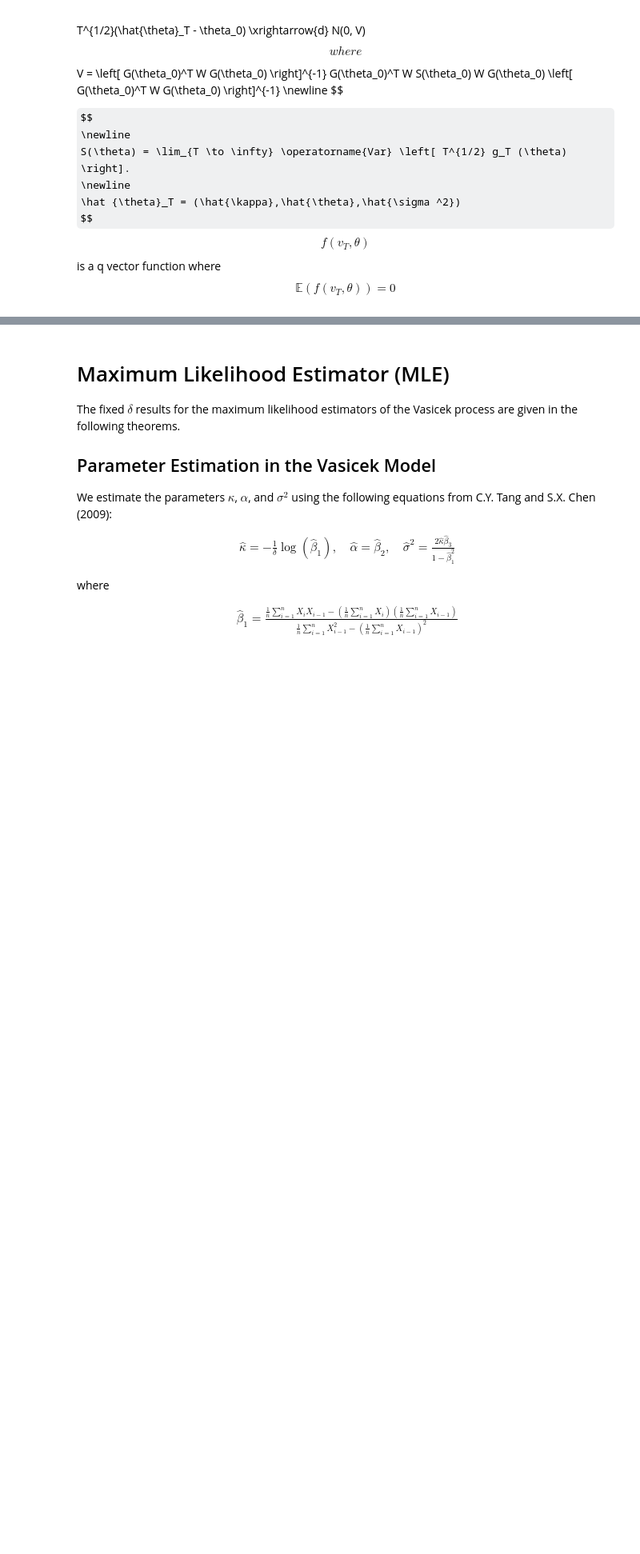
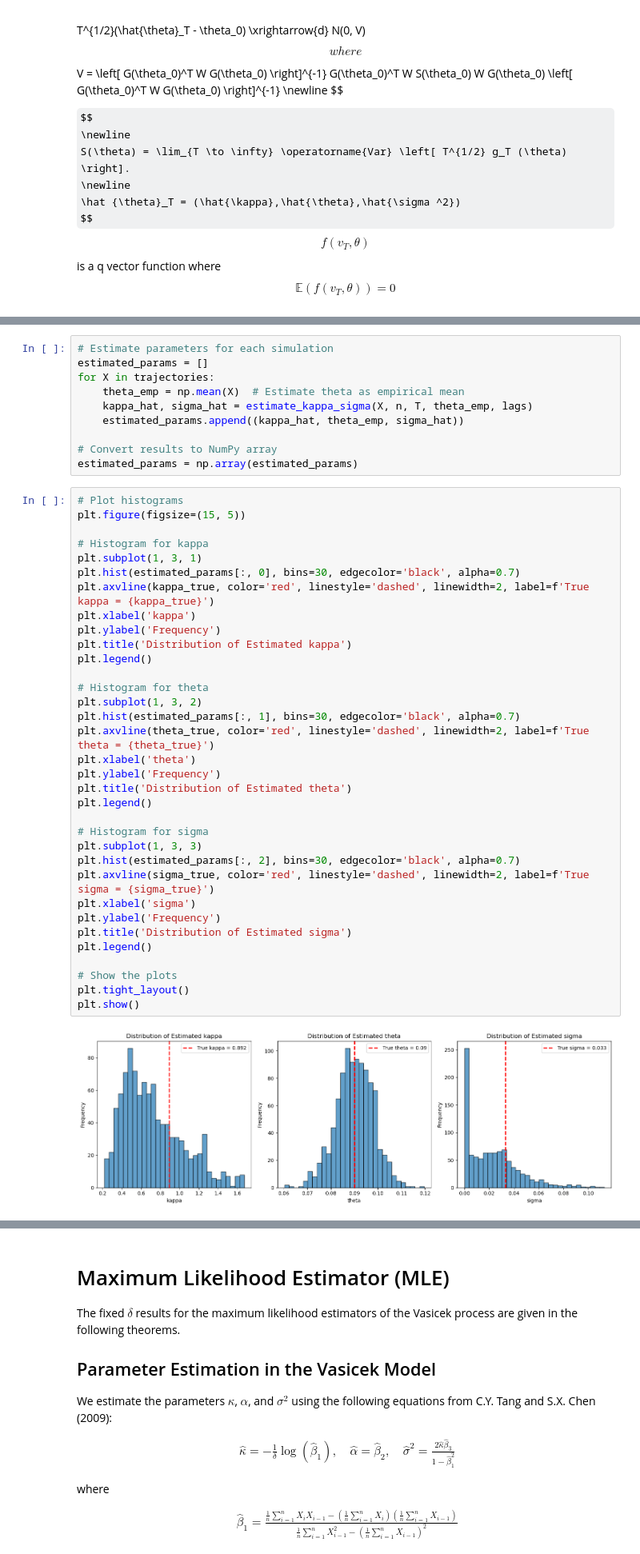
Before and after one commit to Hassen214/Project-IMI, a Jupyter notebook: Code.ipynb, the cells around one changed output, grey strips where cells are left out. Shown at 80% size. Saved outputs shown, nothing was run; the diff lists cells and outputs as text; some formulas as TeX source; blank space fills up the shorter version.

```diff
--- a/Code.ipynb
+++ b/Code.ipynb
@@ -723 +764,47 @@ def estimate_kappa_sigma(X, n, T, theta_emp, lags):
+# %%
+# Estimate parameters for each simulation
+estimated_params = []
+for X in trajectories:
+    theta_emp = np.mean(X)  # Estimate theta as empirical mean
+    kappa_hat, sigma_hat = estimate_kappa_sigma(X, n, T, theta_emp, lags)
+    estimated_params.append((kappa_hat, theta_emp, sigma_hat))
+
+# Convert results to NumPy array
+estimated_params = np.array(estimated_params)
+# %%
+# Plot histograms
+plt.figure(figsize=(15, 5))
+
+# Histogram for kappa
+plt.subplot(1, 3, 1)
+plt.hist(estimated_params[:, 0], bins=30, edgecolor='black', alpha=0.7)
+plt.axvline(kappa_true, color='red', linestyle='dashed', linewidth=2, label=f'True kappa = {kappa_true}')
+plt.xlabel('kappa')
+plt.ylabel('Frequency')
+plt.title('Distribution of Estimated kappa')
+plt.legend()
+
+# Histogram for theta
+plt.subplot(1, 3, 2)
+plt.hist(estimated_params[:, 1], bins=30, edgecolor='black', alpha=0.7)
+plt.axvline(theta_true, color='red', linestyle='dashed', linewidth=2, label=f'True theta = {theta_true}')
+plt.xlabel('theta')
+plt.ylabel('Frequency')
+plt.title('Distribution of Estimated theta')
+plt.legend()
+
+# Histogram for sigma
+plt.subplot(1, 3, 3)
+plt.hist(estimated_params[:, 2], bins=30, edgecolor='black', alpha=0.7)
+plt.axvline(sigma_true, color='red', linestyle='dashed', linewidth=2, label=f'True sigma = {sigma_true}')
+plt.xlabel('sigma')
+plt.ylabel('Frequency')
+plt.title('Distribution of Estimated sigma')
+plt.legend()
+
+# Show the plots
+plt.tight_layout()
+plt.show()
+# %% [output]
+[figure, added]
 # %%
```
Also changed, not shown: parts of 12 cells of this notebook.
